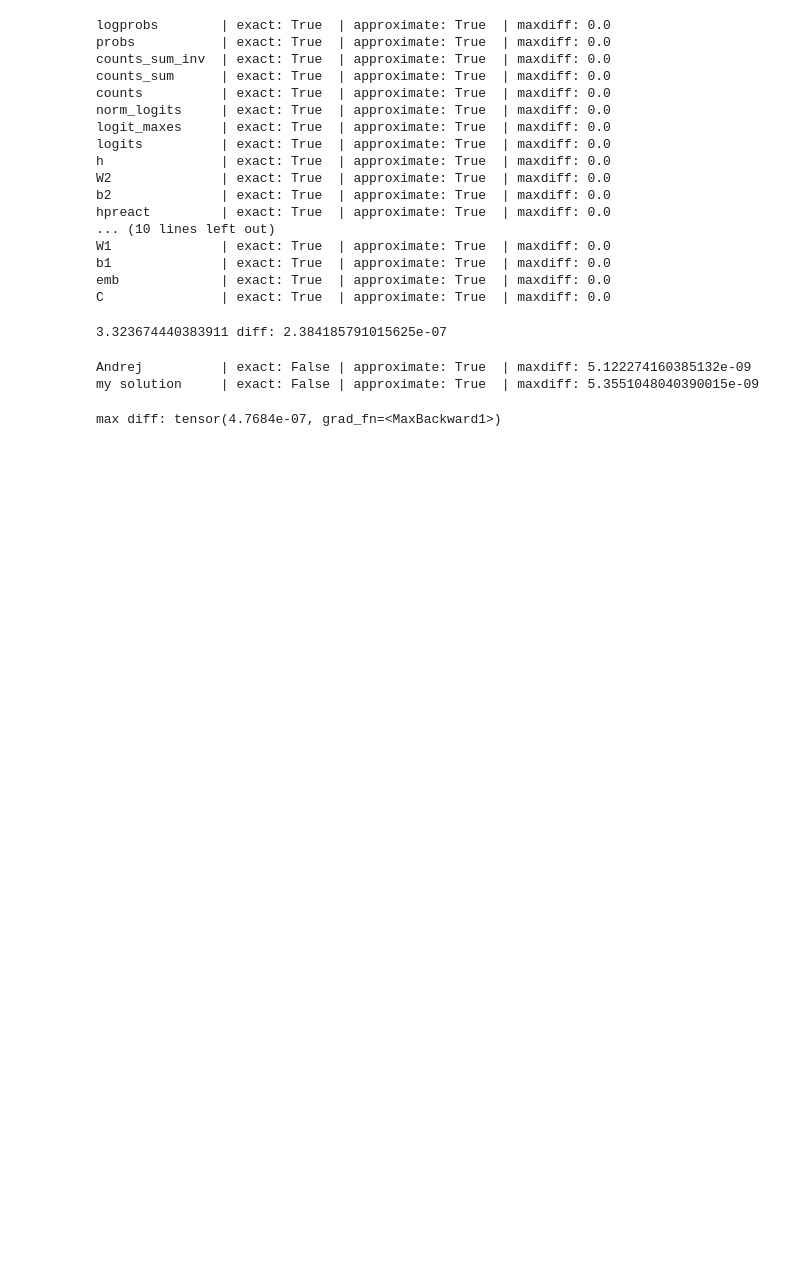
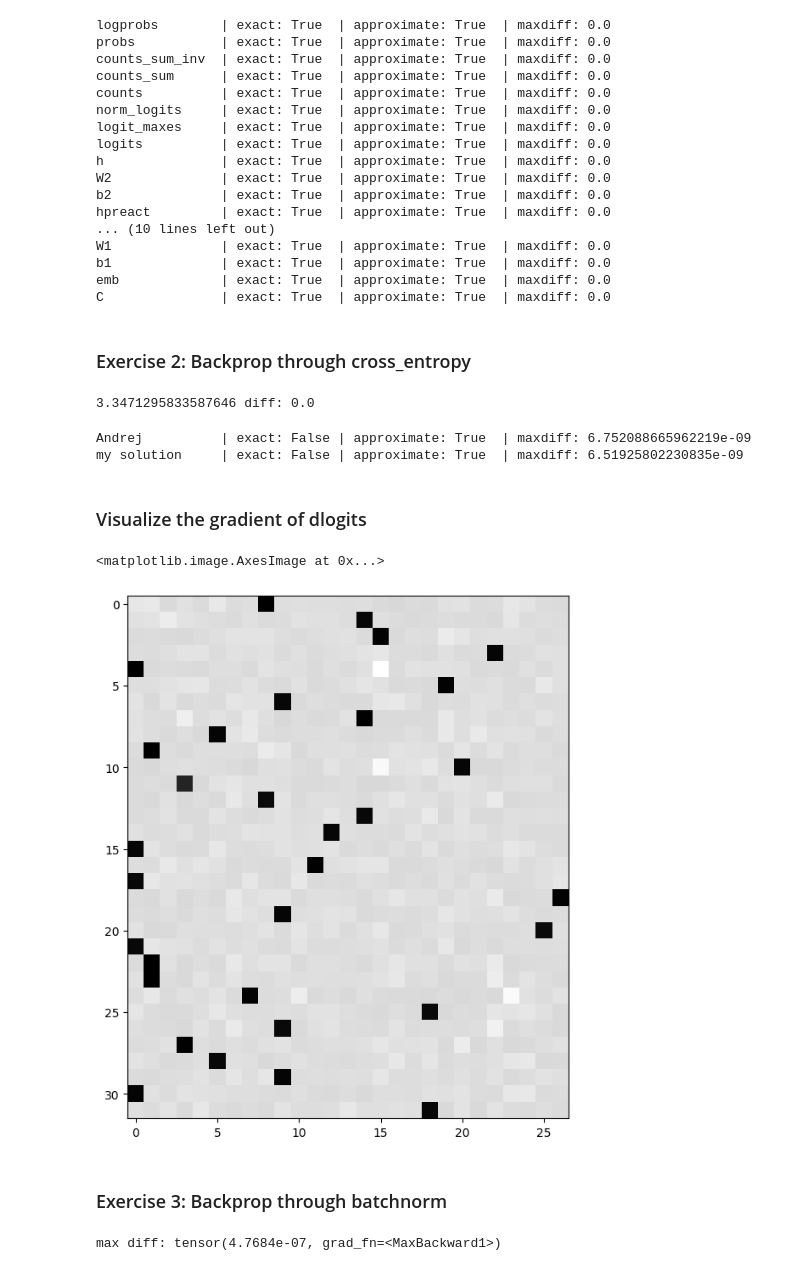
Before and after one commit to sylvainHellin/makemore, a Jupyter notebook: building makemore part 4.ipynb, the cells around one changed output. Saved outputs shown, nothing was run; the diff lists cells and outputs as text; code cells hidden in the pictures; blank space fills up the shorter version.

Commit message:
done with the gradient of the backward pass

```diff
--- a/building makemore part 4.ipynb
+++ b/building makemore part 4.ipynb
@@ -121,7 +123,7 @@ hprebn = embcat @ W1 + b1 # hidden layer pre-activation
 bnmeani = 1/n*hprebn.sum(0, keepdim=True)
 bndiff = hprebn - bnmeani
 bndiff2 = bndiff**2
-bnvar = 1/(n-1)*(bndiff2).sum(0, keepdim=True) # note: Bessel's correction (dividing by n-1, not n)
+bnvar = (1/(n-1))*((bndiff2).sum(0, keepdim=True)) # note: Bessel's correction (dividing by n-1, not n)
 bnvar_inv = (bnvar + 1e-5)**-0.5
 bnraw = bndiff * bnvar_inv # [32,64]
 hpreact = bngain * bnraw + bnbias # [32,64]
@@ -246,6 +247,8 @@ W1              | exact: True  | approximate: True  | maxdiff: 0.0
 b1              | exact: True  | approximate: True  | maxdiff: 0.0
 emb             | exact: True  | approximate: True  | maxdiff: 0.0
 C               | exact: True  | approximate: True  | maxdiff: 0.0
+# %% [markdown]
+### Exercise 2: Backprop through cross_entropy
 # %%
 # Exercise 2: backprop through cross_entropy but all in one go
 # to complete this challenge look at the mathematical expression of the loss,
@@ -267,7 +270,7 @@ C               | exact: True  | approximate: True  | maxdiff: 0.0
 loss_fast = F.cross_entropy(logits, Yb)
 print(loss_fast.item(), 'diff:', (loss_fast - loss).item())
 # %% [output]
-3.323674440383911 diff: 2.384185791015625e-07
+3.3471295833587646 diff: 0.0
 # %%
 # backward pass
 
@@ -289,8 +292,18 @@ dlogits /= n
 cmp('Andrej', dlogits, logits) # I can only get approximate to be true, my maxdiff is 6e-9
 cmp('my solution', dlogits_1, logits) # same here
 # %% [output]
-Andrej          | exact: False | approximate: True  | maxdiff: 5.122274160385132e-09
-my solution     | exact: False | approximate: True  | maxdiff: 5.3551048040390015e-09
+Andrej          | exact: False | approximate: True  | maxdiff: 6.752088665962219e-09
+my solution     | exact: False | approximate: True  | maxdiff: 6.51925802230835e-09
+# %% [markdown]
+### Visualize the gradient of dlogits
+# %%
+plt.figure(figsize=(8,8))
+plt.imshow(dlogits_1.detach(), cmap="gray")
+# %% [output]
+<matplotlib.image.AxesImage at 0x...>
+[figure, added]
+# %% [markdown]
+### Exercise 3: Backprop through batchnorm
 # %%
 # Exercise 3: backprop through batchnorm but all in one go
 # to complete this challenge look at the mathematical expression of the output of batchnorm,
```
Also changed, not shown: parts of 10 cells of this notebook.
